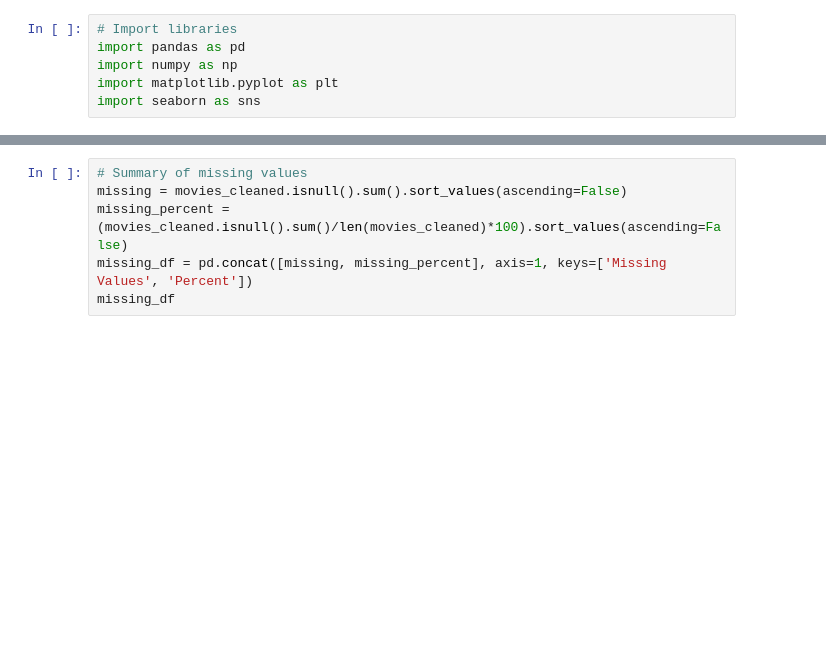
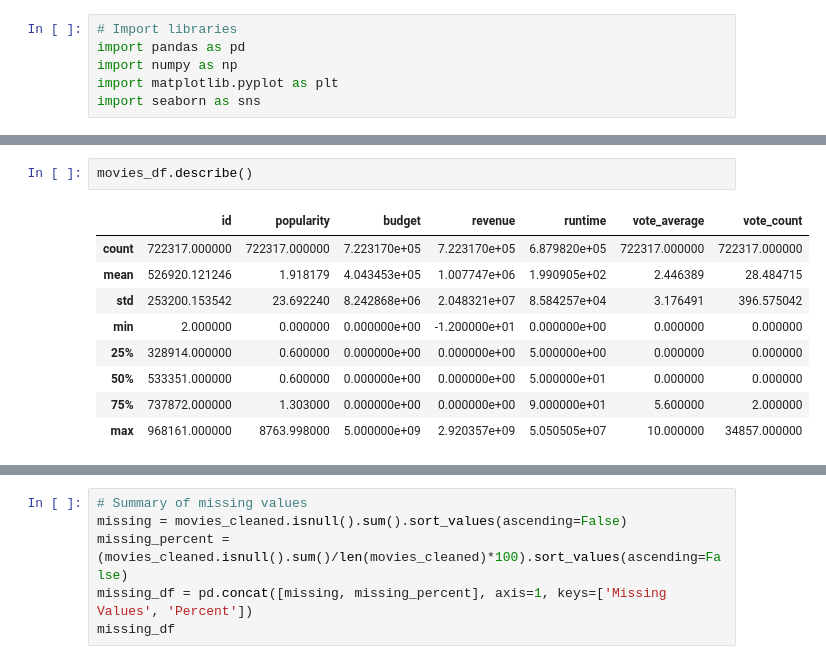
Before and after one commit to djkraase/DDI_Midterm_Movies_EDA, a Jupyter notebook: notebooks/data_cleaning.ipynb, the cells around one changed output, grey strips where cells are left out. Cells and saved outputs as stored; diff of their text form; blank space fills up the shorter version.

```diff
--- a/notebooks/cleaning_preprocessing.ipynb
+++ b/notebooks/data_cleaning.ipynb
@@ -54,3 +54,15 @@ memory usage: 110.2+ MB
 | 2 | 533535 | Deadpool & Wolverine | Action-Comedy-Science Fiction | en | A listless Wade Wilson toils away... | 5410.496 | Marvel Studios-Maximum Effort-21 ... | ... |
 | 3 | 667538 | Transformers: Rise of the Beasts | Action-Adventure-Science Fiction | en | When a new threat capable of dest... | 5409.104 | Skydance-Paramount-di Bonaventura... | ... |
 | 4 | 693134 | Dune: Part Two | Science Fiction-Adventure | en | Follow the mythic journey of Paul... | 4742.163 | Legendary Pictures | ... |
+# %%
+movies_df.describe()
+# %% [output]
+|  | id | popularity | budget | revenue | runtime | vote_average | vote_count |
+| count | 722317.000000 | 722317.000000 | 7.223170e+05 | 7.223170e+05 | 6.879820e+05 | 722317.000000 | 722317.000000 |
+| mean | 526920.121246 | 1.918179 | 4.043453e+05 | 1.007747e+06 | 1.990905e+02 | 2.446389 | 28.484715 |
+| std | 253200.153542 | 23.692240 | 8.242868e+06 | 2.048321e+07 | 8.584257e+04 | 3.176491 | 396.575042 |
+| min | 2.000000 | 0.000000 | 0.000000e+00 | -1.200000e+01 | 0.000000e+00 | 0.000000 | 0.000000 |
+| 25% | 328914.000000 | 0.600000 | 0.000000e+00 | 0.000000e+00 | 5.000000e+00 | 0.000000 | 0.000000 |
+| 50% | 533351.000000 | 0.600000 | 0.000000e+00 | 0.000000e+00 | 5.000000e+01 | 0.000000 | 0.000000 |
+| 75% | 737872.000000 | 1.303000 | 0.000000e+00 | 0.000000e+00 | 9.000000e+01 | 5.600000 | 2.000000 |
+| max | 968161.000000 | 8763.998000 | 5.000000e+09 | 2.920357e+09 | 5.050505e+07 | 10.000000 | 34857.000000 |
```
Also changed, not shown: parts of 9 cells of this notebook, 2 other files.
